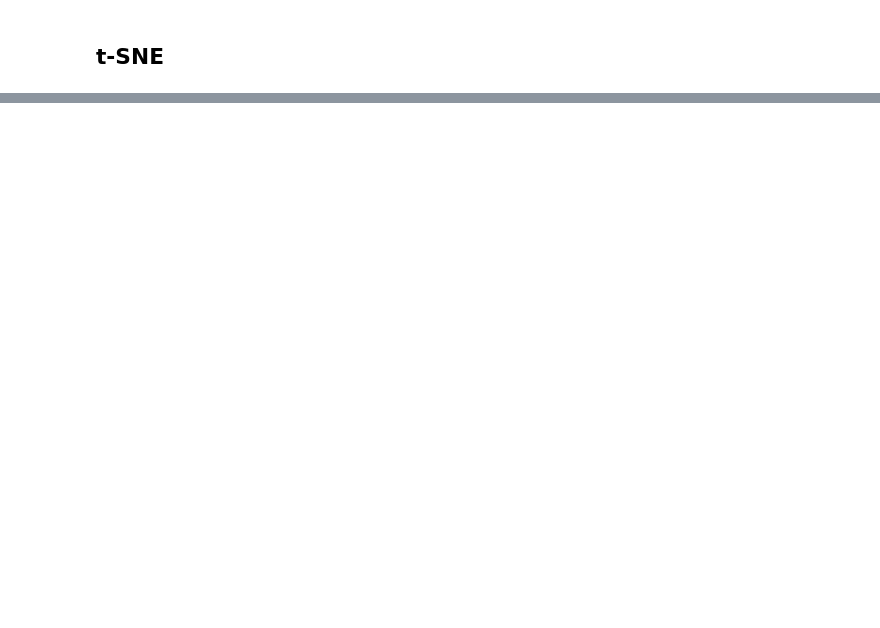
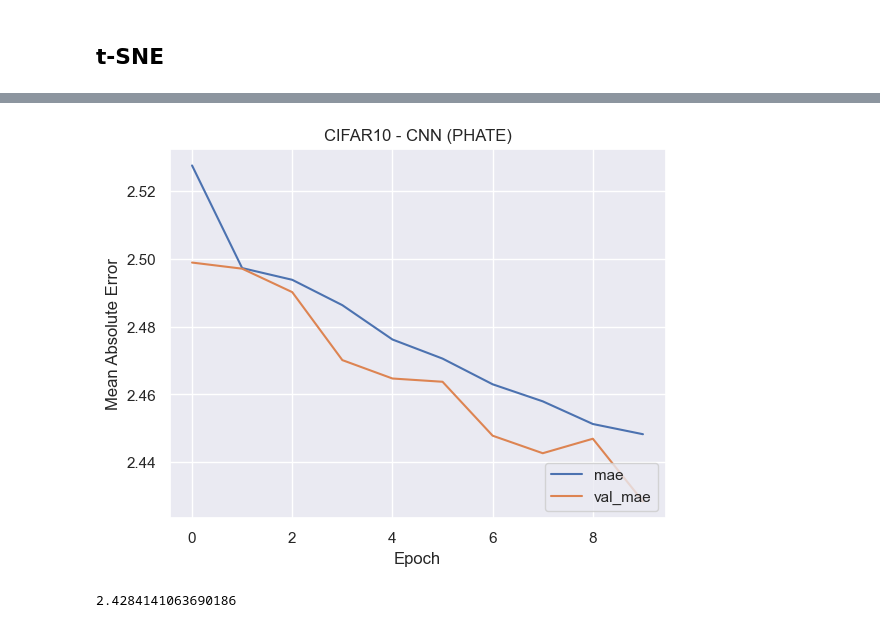
Before and after one commit to harsht12/dimensionality-reduction-algos, a Jupyter notebook: cnn.ipynb, the cells around one changed output, grey strips where cells are left out. Drawn from its saved outputs; the diff is of its cells as text; code cells hidden in the pictures; blank space fills up the shorter version.

```diff
--- a/cnn.ipynb
+++ b/cnn.ipynb
@@ -273,0 +407,6 @@ print(mae)
+# %%
+train_phate = train_phate.reshape(train_phate.shape[0], train_phate.shape[1], 1)
+test_phate = test_phate.reshape(test_phate.shape[0], test_phate.shape[1], 1)
+
+print(train_phate.shape)
+print(test_phate.shape)
@@ -273,0 +416,15 @@ print(mae)
+# %%
+n_timesteps = train_phate.shape[1]
+n_features = test_phate.shape[2]
+
+model_phate = models.Sequential()
+model_phate.add(layers.Input(shape=(n_timesteps, n_features)))
+model_phate.add(layers.Conv1D(filters=64, kernel_size=1, activation='relu'))
+model_phate.add(layers.Dropout(0.5))
+model_phate.add(layers.Conv1D(filters=32, kernel_size=1, activation='relu'))
+model_phate.add(layers.Conv1D(filters=16, kernel_size=1, activation='relu'))
+model_phate.add(layers.MaxPooling1D(pool_size=2))
+
+model_phate.add(layers.Flatten())
+model_phate.add(layers.Dense(32, activation='relu'))
+model_phate.add(layers.Dense(n_features))
@@ -273,0 +451,7 @@ print(mae)
+# %%
+model_phate.compile(optimizer=tf.keras.optimizers.RMSprop(0.001),
+              loss='mse',
+              metrics=['mae'])
+
+history_phate = model_phate.fit(train_phate, train_labels, epochs=10,
+                    validation_data=(test_phate, test_labels))
@@ -273,0 +479,10 @@ print(mae)
+# %%
+plt.plot(history_phate.history['mae'], label='mae')
+plt.plot(history_phate.history['val_mae'], label = 'val_mae')
+plt.xlabel('Epoch')
+plt.ylabel('Mean Absolute Error')
+plt.legend(loc='lower right')
+plt.title("CIFAR10 - CNN (PHATE)")
+
+loss, mae = model_phate.evaluate(test_phate,  test_labels, verbose=2)
+# %% [output]
@@ -273,0 +490,5 @@ print(mae)
+[figure, added]
+# %%
+print(mae)
+# %% [output]
+2.4284141063690186
```
Also changed, not shown: parts of 28 cells of this notebook, 1 other file.
